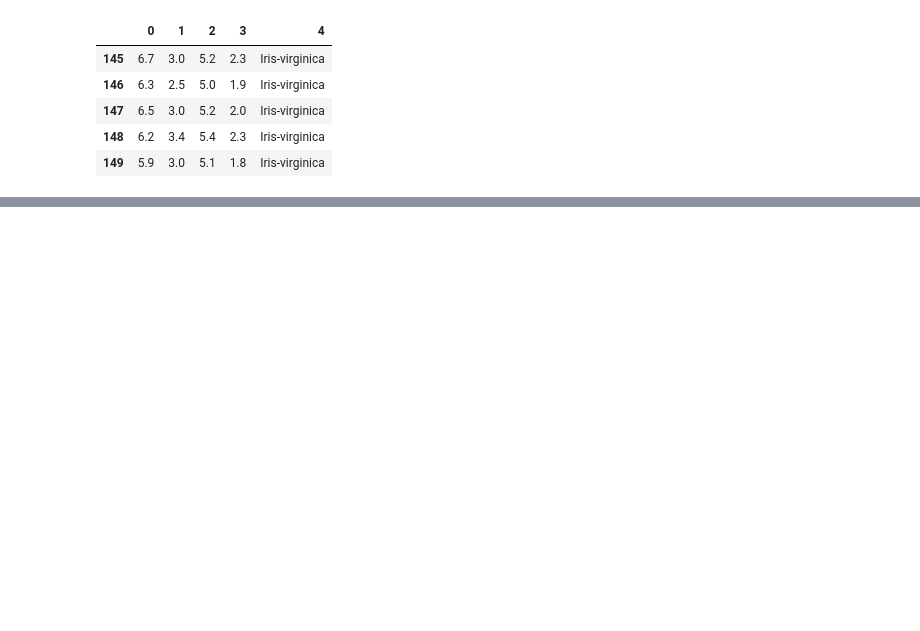
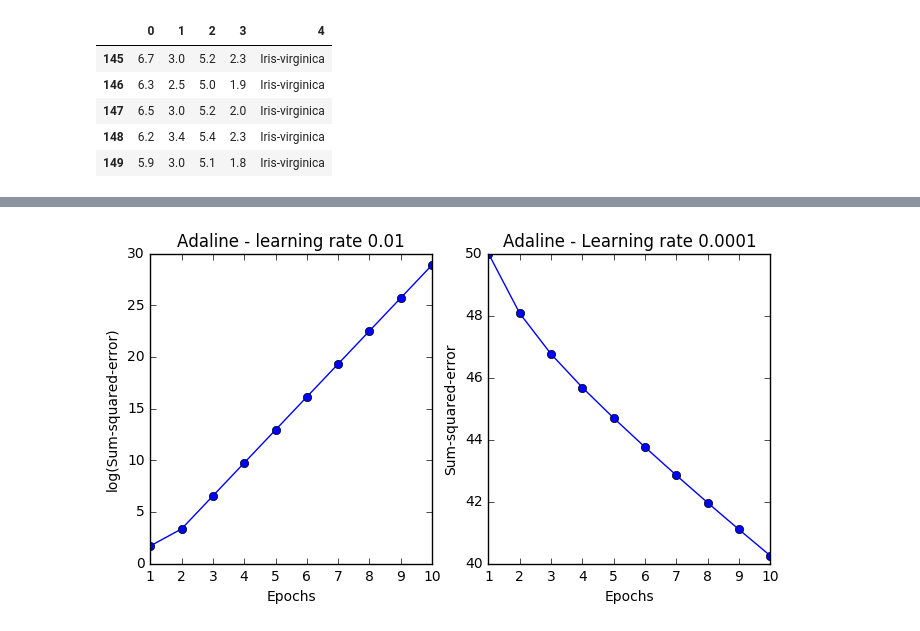
Before and after one commit to notyetend/pg, a Jupyter notebook: 2100.Statistics/2135.Statistical Methodology/Python Machine Learning/PythonMachineLearning_Chapter02__.ipynb, the cells around one changed output, grey strips where cells are left out. Saved outputs shown, nothing was run; the diff lists cells and outputs as text; code cells hidden in the pictures; blank space fills up the shorter version.

```diff
--- a/2100.Statistics/2135.Statistical Methodology/Python Machine Learning/PythonMachineLearning_Chapter02__.ipynb
+++ b/2100.Statistics/2135.Statistical Methodology/Python Machine Learning/PythonMachineLearning_Chapter02__.ipynb
@@ -197,0 +218,47 @@ plt.show()
+# %%
+import matplotlib.pyplot as plt
+import numpy as np
+%matplotlib inline
+
+class AdalineGD(object):
+    def __init__(self, eta=0.01, n_iter=50):
+        self.eta = eta
+        self.n_iter = n_iter
+
+    def fit(self, X, y):
+        self.w_ = np.zeros(1 + X.shape[1])
+        self.cost_ = []
+
+        for i in range(self.n_iter):
+            output = self.net_input(X)
+            errors = (y - output)
+            self.w_[1:] += self.eta * X.T.dot(errors)
+            self.w_[0] += self.eta * errors.sum()
+
+            cost = (errors**2).sum() / 2.0
+            self.cost_.append(cost)
+        return self
+
+    def net_input(self, X):
+        return np.dot(X, self.w_[1:]) + self.w_[0]
+
+    def activation(self, X):
+        return self.net_input(X)
+
+    def predict(self, X):
+        return np.where(self.activation(X) >= 0.0, 1, -1)
+# %%
+fig, ax = plt.subplots(nrows=1, ncols=2, figsize=(8, 4))
+ada1 = AdalineGD(n_iter=10, eta=0.01).fit(X, y)
+ax[0].plot(range(1, len(ada1.cost_) + 1), np.log10(ada1.cost_), marker='o')
+ax[0].set_xlabel('Epochs')
+ax[0].set_ylabel('log(Sum-squared-error)')
+ax[0].set_title('Adaline - learning rate 0.01')
+ada2 = AdalineGD(n_iter=10, eta=0.0001).fit(X, y)
+ax[1].plot(range(1, len(ada2.cost_) + 1), ada2.cost_, marker='o')
+ax[1].set_xlabel('Epochs')
+ax[1].set_ylabel('Sum-squared-error')
+ax[1].set_title('Adaline - Learning rate 0.0001')
+plt.show()
+# %% [output]
+[figure, added]
```
Also changed, not shown: parts of 15 cells of this notebook, 17 other files.
